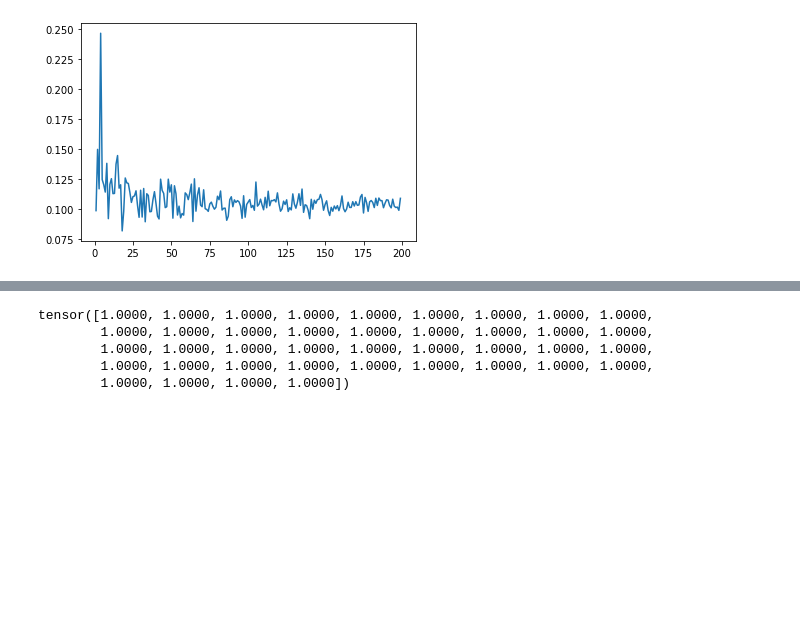
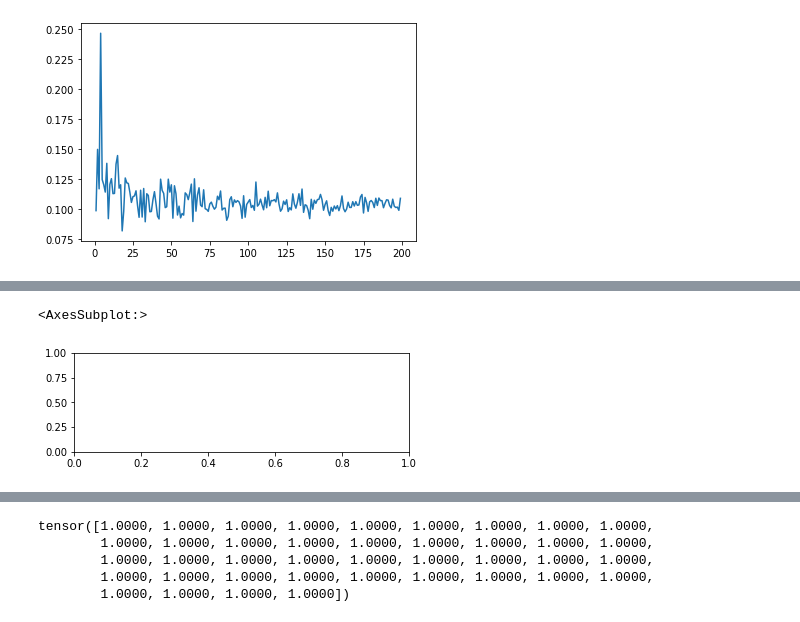
Before and after one commit to RobbenRibery/TimeSeries-Probalistic-TopDown-Drichilet, a Jupyter notebook: src/test.ipynb, the cells around one changed output, grey strips where cells are left out. Cells and saved outputs as stored; diff of their text form; code cells hidden in the pictures; blank space fills up the shorter version.

```diff
--- a/src/test.ipynb
+++ b/src/test.ipynb
@@ -163,0 +324,5 @@ plt.show()
+# %%
+plt.subplot(2,1,1)
+# %% [output]
+<AxesSubplot:>
+[figure, added]
```
Also changed, not shown: parts of 18 cells of this notebook, 14 other files.
